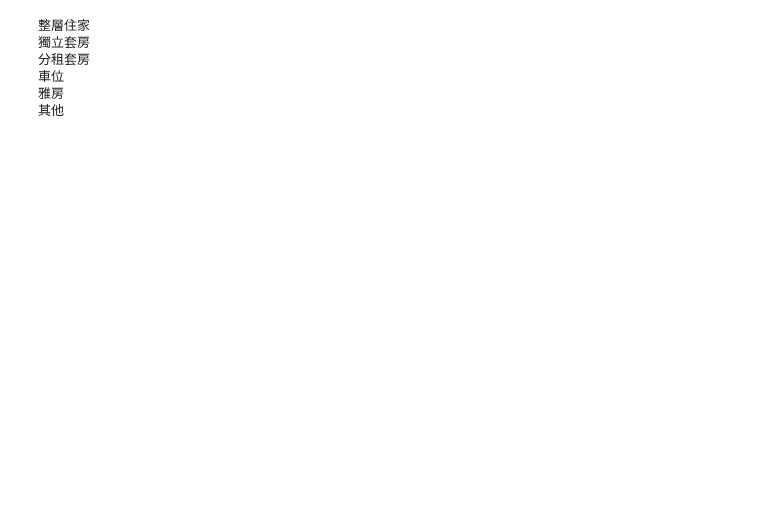
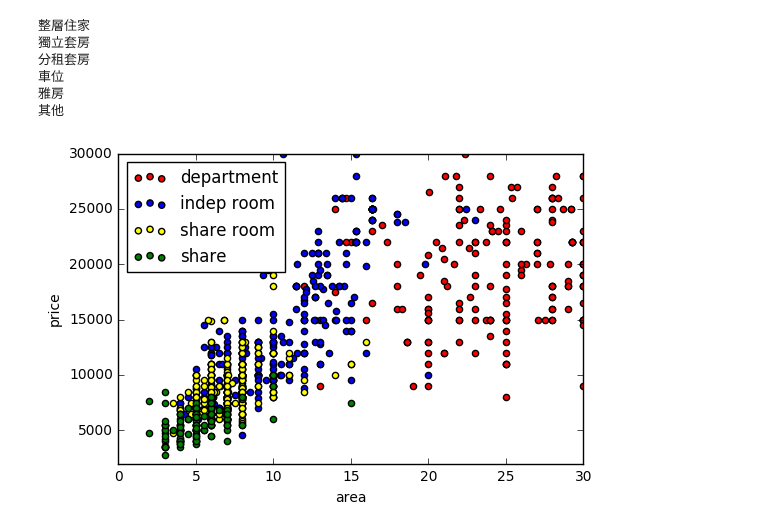
Before and after one commit to seekingtw/Crawler, a Jupyter notebook: 591/framework/banqiao_analyze.ipynb, the cells around one changed output. Saved outputs shown, nothing was run; the diff lists cells and outputs as text; code cells hidden in the pictures; blank space fills up the shorter version.

```diff
--- a/591/framework/banqiao_analyze.ipynb
+++ b/591/framework/banqiao_analyze.ipynb
@@ -73,8 +73,8 @@ nan
 
 
 room_dataframes={}
-for each in house_types:
-    room_dataframes[each]=data[data.house_type==each]
+for each in room_types:
+    room_dataframes[each]=data[data.room_type==each]
 
 for _ in room_dataframes: print _
 # %% [output]
@@ -84,3 +84,22 @@ for _ in room_dataframes: print _
 車位
 雅房
 其他
+# %%
+plt.figure()
+df= room_dataframes[u'整層住家']
+plt.scatter(df.area.as_matrix(),df.price.as_matrix(),c='red',label='department')
+df= room_dataframes[u'獨立套房']
+plt.scatter(df.area.as_matrix(),df.price.as_matrix(),c='blue',label='indep room')
+df= room_dataframes[u'分租套房']
+plt.scatter(df.area.as_matrix(),df.price.as_matrix(),c='yellow',label='share room')
+df= room_dataframes[u'雅房']
+plt.scatter(df.area.as_matrix(),df.price.as_matrix(),c='green',label='share')
+plt.xlabel('area')
+plt.ylabel('price')
+plt.xlim(0,30)
+plt.ylim(2000,50000)
+plt.ylim(2000,30000)
+plt.legend(loc ='upper left')
+plt.show()
+# %% [output]
+[figure, added]
```
Also changed, not shown: parts of 12 cells of this notebook, 5 other files.
